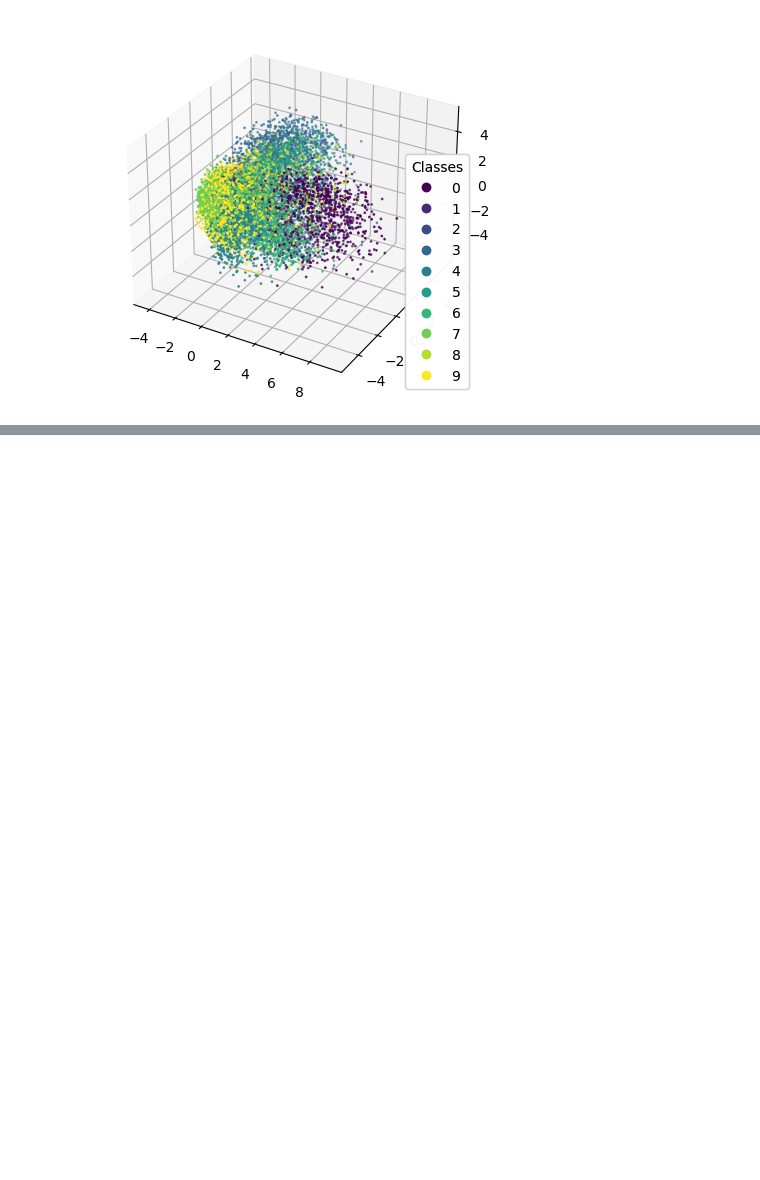
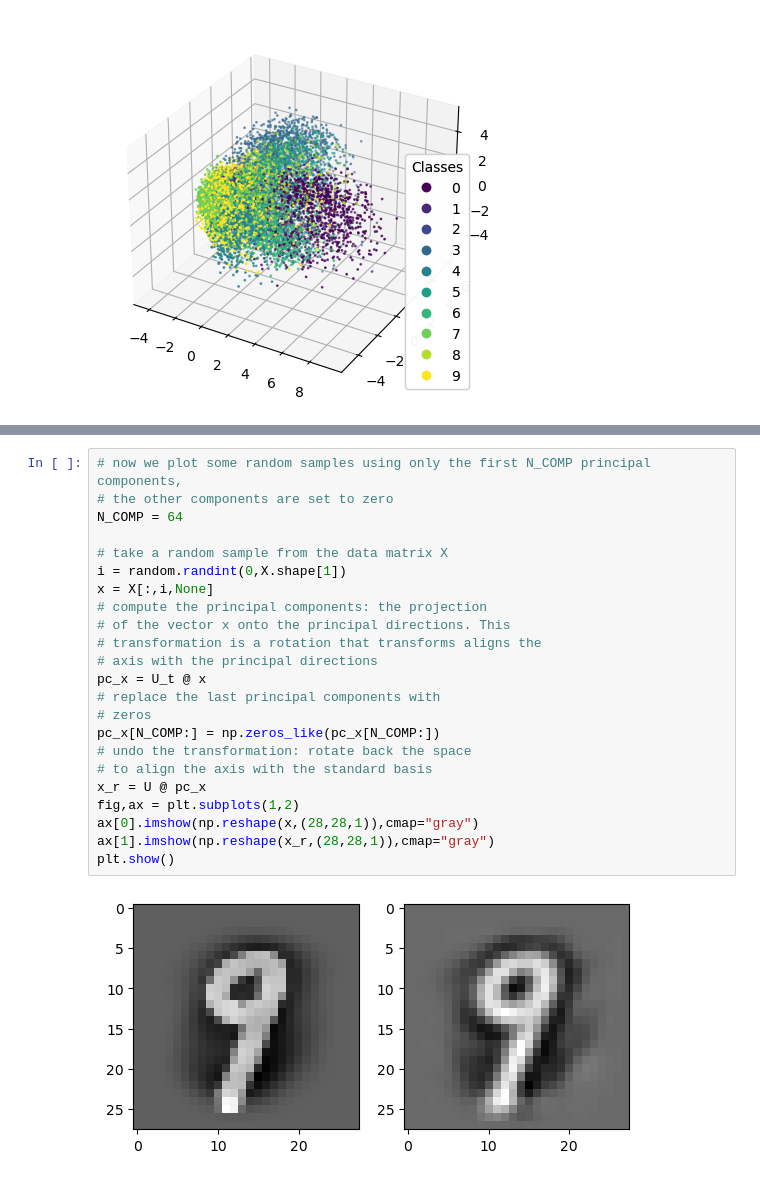
Before and after one commit to giorgiodema/Machine-Learning-2023, a Jupyter notebook: notebooks/06pca.ipynb, the cells around one changed output, grey strips where cells are left out. Cells and saved outputs as stored; diff of their text form; blank space fills up the shorter version.

```diff
--- a/notebooks/06pca.ipynb
+++ b/notebooks/06pca.ipynb
@@ -309,0 +331,25 @@ plt.show()
+# %%
+# now we plot some random samples using only the first N_COMP principal components,
+# the other components are set to zero
+N_COMP = 64
+
+# take a random sample from the data matrix X
+i = random.randint(0,X.shape[1])
+x = X[:,i,None]
+# compute the principal components: the projection
+# of the vector x onto the principal directions. This
+# transformation is a rotation that transforms aligns the
+# axis with the principal directions
+pc_x = U_t @ x
+# replace the last principal components with
+# zeros
+pc_x[N_COMP:] = np.zeros_like(pc_x[N_COMP:])
+# undo the transformation: rotate back the space
+# to align the axis with the standard basis
+x_r = U @ pc_x
+fig,ax = plt.subplots(1,2)
+ax[0].imshow(np.reshape(x,(28,28,1)),cmap="gray")
+ax[1].imshow(np.reshape(x_r,(28,28,1)),cmap="gray")
+plt.show()
+# %% [output]
+[figure, added]
```
Also changed, not shown: parts of 5 cells of this notebook.
